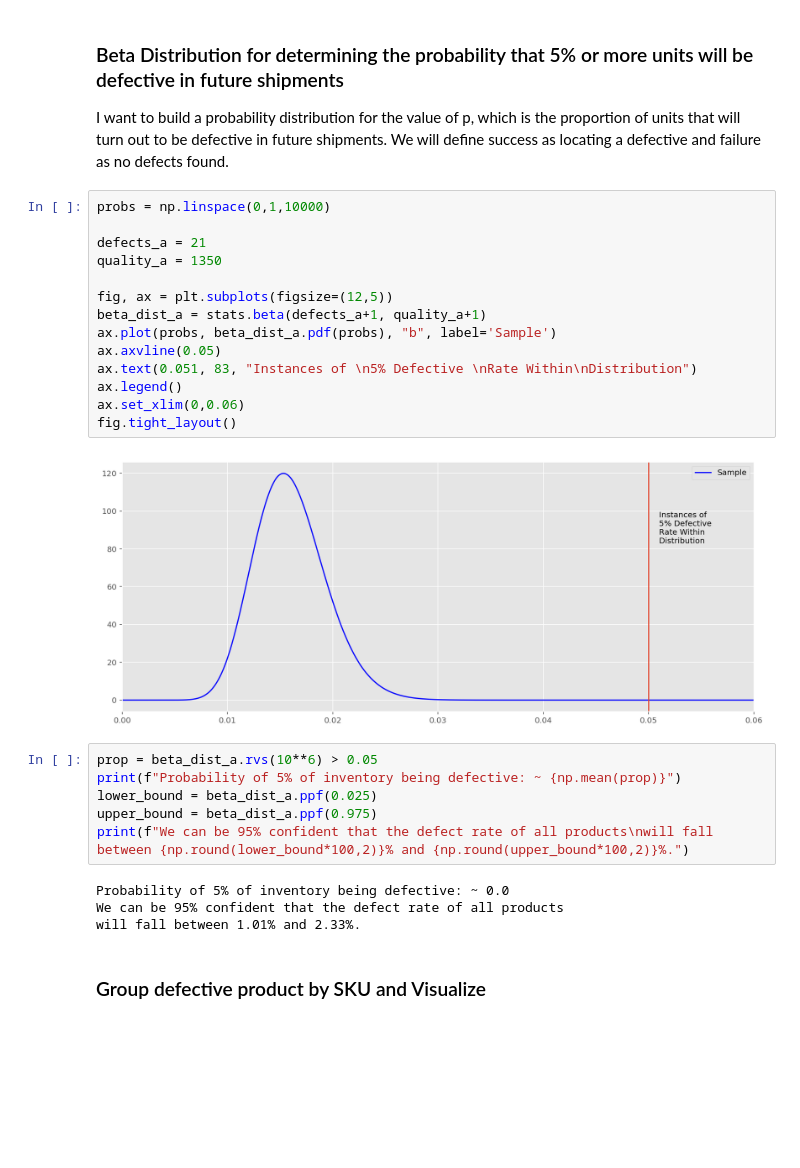
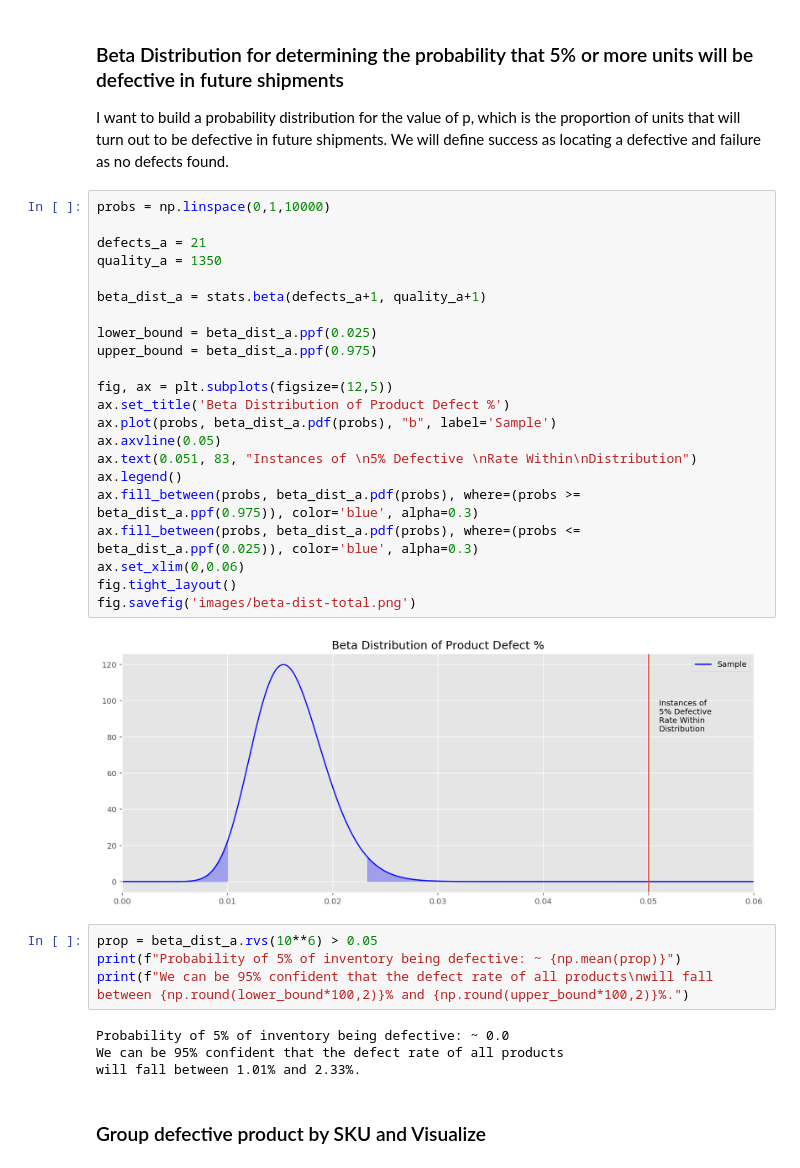
Before and after one commit to ryankirkland/customer-data-analysis, a Jupyter notebook: PBE-Order-Analysis.ipynb, the cells around one changed output. Cells and saved outputs as stored; diff of their text form; blank space fills up the shorter version.

Commit message:
update total product beta dist graph

```diff
--- a/PBE-Order-Analysis.ipynb
+++ b/PBE-Order-Analysis.ipynb
@@ -181,24 +181,30 @@ I want to build a probability distribution for the value of p, which is the prop
 # %%
 probs = np.linspace(0,1,10000)
 
 defects_a = 21
 quality_a = 1350
 
+beta_dist_a = stats.beta(defects_a+1, quality_a+1)
+
+lower_bound = beta_dist_a.ppf(0.025)
+upper_bound = beta_dist_a.ppf(0.975)
+
 fig, ax = plt.subplots(figsize=(12,5))
-beta_dist_a = stats.beta(defects_a+1, quality_a+1)
+ax.set_title('Beta Distribution of Product Defect %')
 ax.plot(probs, beta_dist_a.pdf(probs), "b", label='Sample')
 ax.axvline(0.05)
 ax.text(0.051, 83, "Instances of \n5% Defective \nRate Within\nDistribution")
 ax.legend()
+ax.fill_between(probs, beta_dist_a.pdf(probs), where=(probs >= beta_dist_a.ppf(0.975)), color='blue', alpha=0.3)
+ax.fill_between(probs, beta_dist_a.pdf(probs), where=(probs <= beta_dist_a.ppf(0.025)), color='blue', alpha=0.3)
 ax.set_xlim(0,0.06)
 fig.tight_layout()
+fig.savefig('images/beta-dist-total.png')
 # %% [output]
-[figure, old version]
+[figure, new version]
 # %%
 prop = beta_dist_a.rvs(10**6) > 0.05
 print(f"Probability of 5% of inventory being defective: ~ {np.mean(prop)}")
-lower_bound = beta_dist_a.ppf(0.025)
-upper_bound = beta_dist_a.ppf(0.975)
 print(f"We can be 95% confident that the defect rate of all products\nwill fall between {np.round(lower_bound*100,2)}% and {np.round(upper_bound*100,2)}%.")
 # %% [output]
 Probability of 5% of inventory being defective: ~ 0.0
```
Also changed, not shown: 1 other file.
